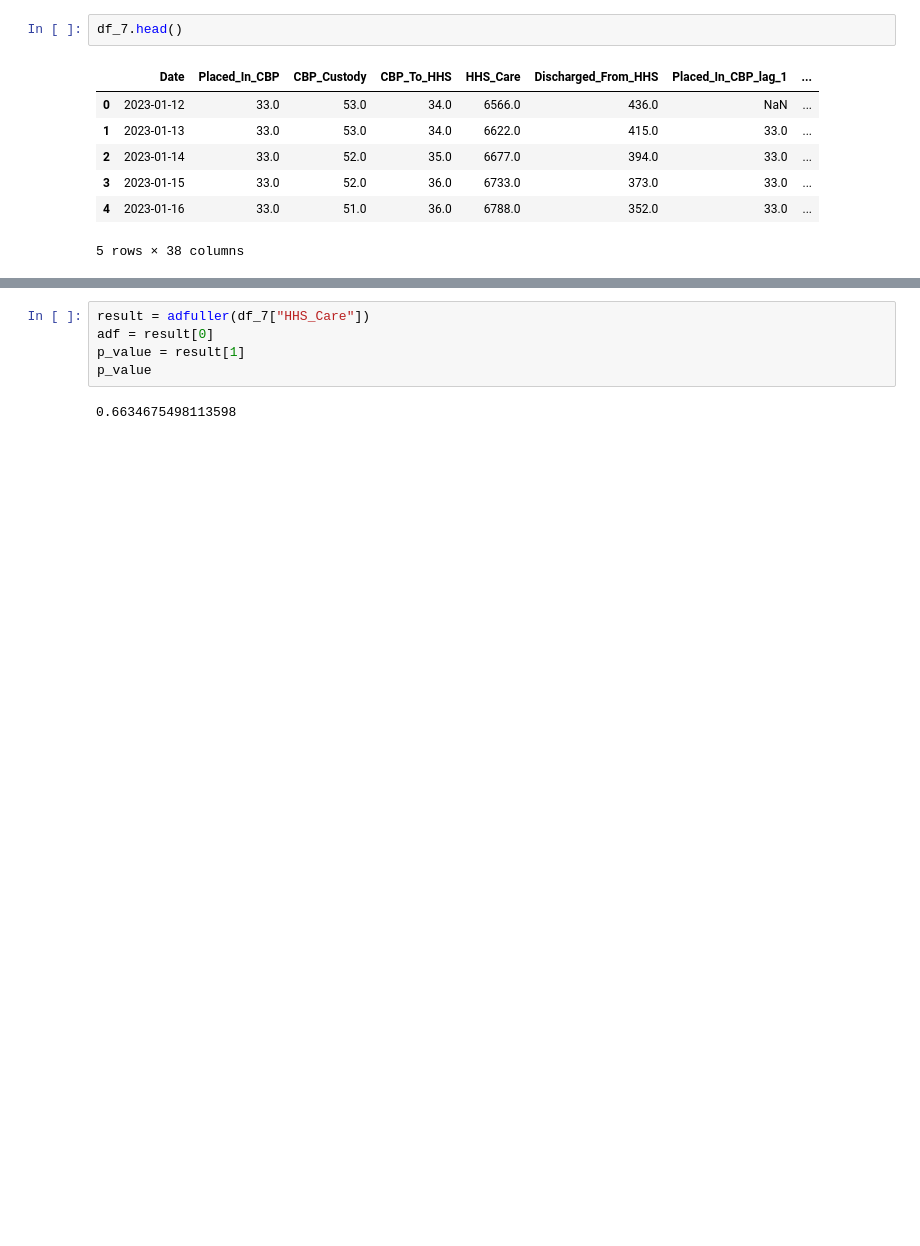
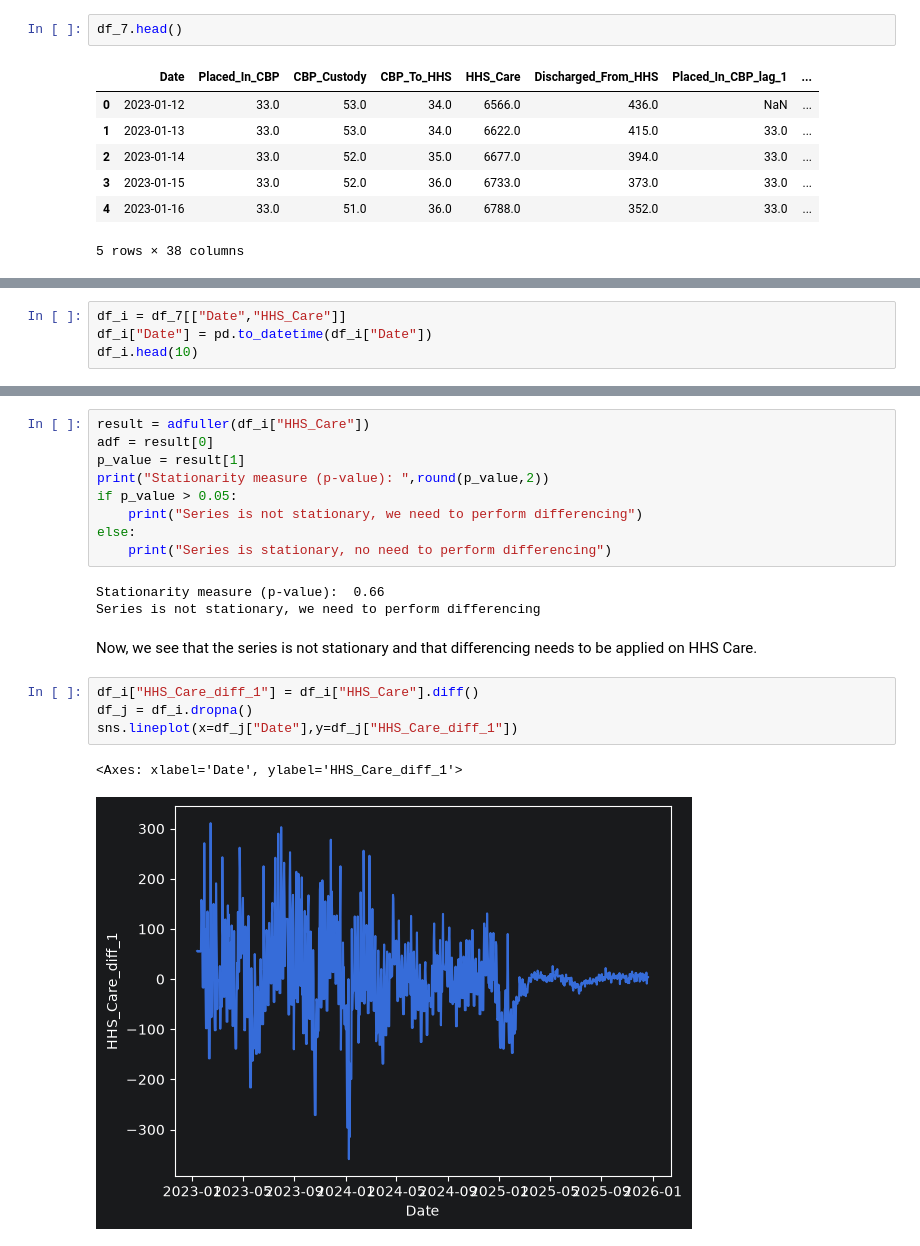
Before and after one commit to amithvardhan99/resume-projects, a Jupyter notebook: Predictive Forecasting of Care Load & Placement Demand/notebook.ipynb, the cells around one changed output, grey strips where cells are left out. Drawn from its saved outputs; the diff is of its cells as text; blank space fills up the shorter version.

```diff
--- a/Predictive Forecasting of Care Load & Placement Demand/notebook.ipynb
+++ b/Predictive Forecasting of Care Load & Placement Demand/notebook.ipynb
@@ -659,0 +646,4 @@ df_7[["Date","HHS_Care"]].head(10)
+# %%
+df_i = df_7[["Date","HHS_Care"]]
+df_i["Date"] = pd.to_datetime(df_i["Date"])
+df_i.head(10)
@@ -663,9 +665,23 @@ sns.lineplot(x=df_7["Date"],y=df_7["HHS_Care"])
 <Axes: xlabel='Date', ylabel='HHS_Care'>
 [figure]
 # %%
-result = adfuller(df_7["HHS_Care"])
+result = adfuller(df_i["HHS_Care"])
 adf = result[0]
 p_value = result[1]
-p_value
+print("Stationarity measure (p-value): ",round(p_value,2))
+if p_value > 0.05:
+    print("Series is not stationary, we need to perform differencing")
+else:
+    print("Series is stationary, no need to perform differencing")
 # %% [output]
-0.6634675498113598
+Stationarity measure (p-value):  0.66
+Series is not stationary, we need to perform differencing
+# %% [markdown]
+Now, we see that the series is not stationary and that differencing needs to be applied on HHS Care.
+# %%
+df_i["HHS_Care_diff_1"] = df_i["HHS_Care"].diff()
+df_j = df_i.dropna()
+sns.lineplot(x=df_j["Date"],y=df_j["HHS_Care_diff_1"])
+# %% [output]
+<Axes: xlabel='Date', ylabel='HHS_Care_diff_1'>
+[figure, added]
```
Also changed, not shown: parts of 7 cells of this notebook.
